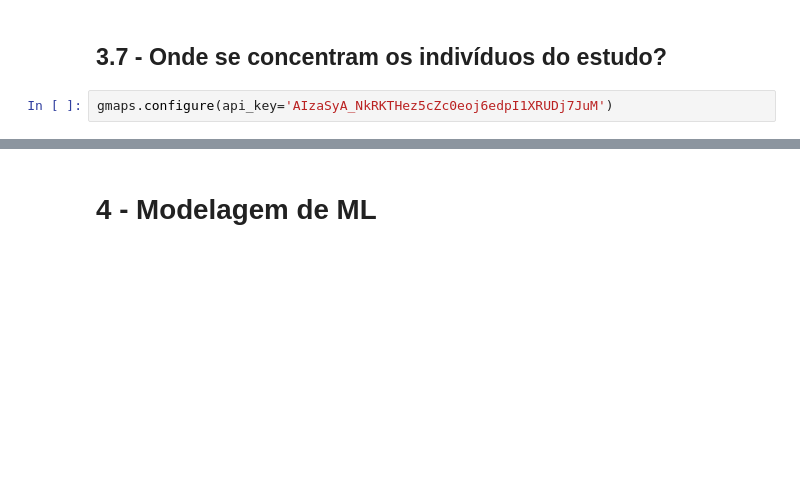
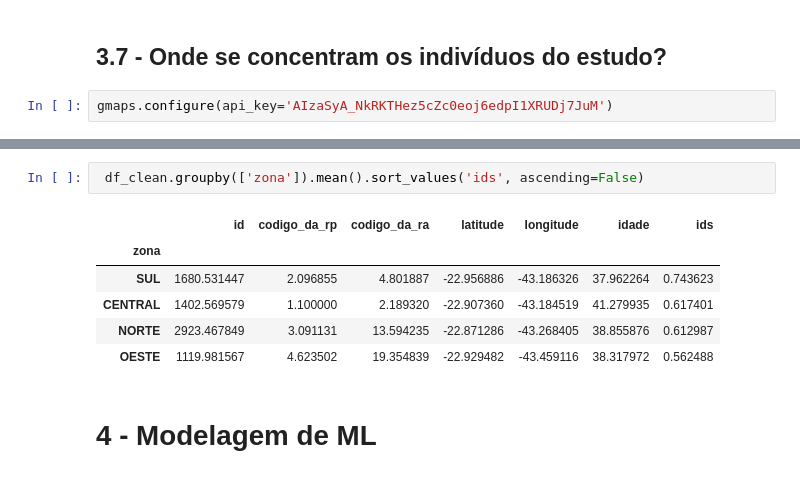
Before and after one commit to tiagosilveiraa/tccbigdata, a Jupyter notebook: TCC_PUC.ipynb, the cells around one changed output, grey strips where cells are left out. Drawn from its saved outputs; the diff is of its cells as text; blank space fills up the shorter version.

```diff
--- a/TCC_PUC.ipynb
+++ b/TCC_PUC.ipynb
@@ -303,3 +316,12 @@ fig
+# %%
+ df_clean.groupby(['zona']).mean().sort_values('ids', ascending=False)
+# %% [output]
+|  | id | codigo_da_rp | codigo_da_ra | latitude | longitude | idade | ids |
+| zona |  |  |  |  |  |  |  |
+| SUL | 1680.531447 | 2.096855 | 4.801887 | -22.956886 | -43.186326 | 37.962264 | 0.743623 |
+| CENTRAL | 1402.569579 | 1.100000 | 2.189320 | -22.907360 | -43.184519 | 41.279935 | 0.617401 |
+| NORTE | 2923.467849 | 3.091131 | 13.594235 | -22.871286 | -43.268405 | 38.855876 | 0.612987 |
+| OESTE | 1119.981567 | 4.623502 | 19.354839 | -22.929482 | -43.459116 | 38.317972 | 0.562488 |
 # %% [markdown]
 # 4 - Modelagem de ML
 # %%
```
Also changed, not shown: parts of 4 cells of this notebook.
